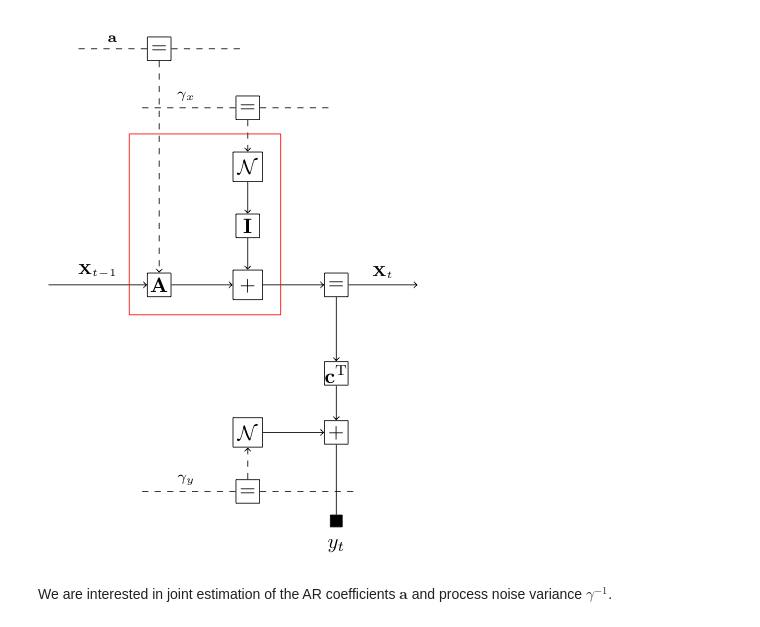
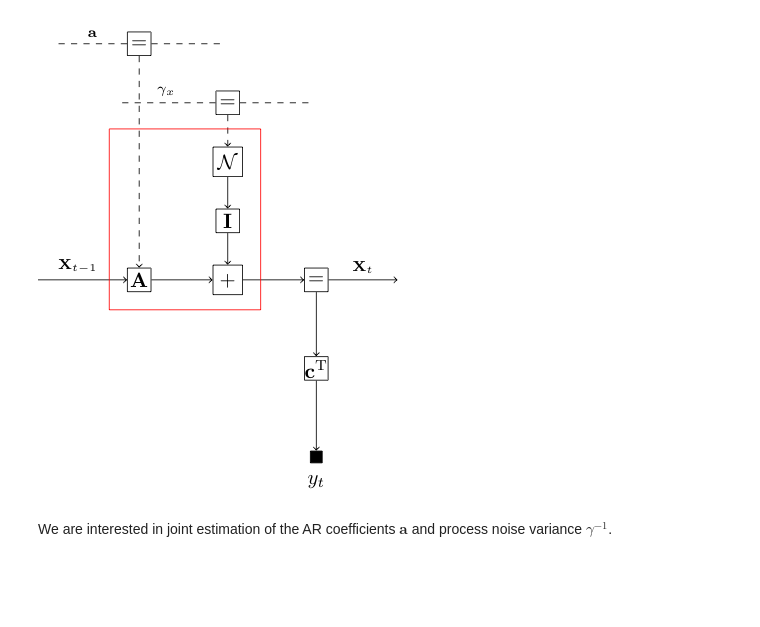
Before and after one commit to biaslab/LAR, a Jupyter notebook: demo/AR-online.ipynb, the cells around one changed output. Cells and saved outputs as stored; diff of their text form; code cells hidden in the pictures; blank space fills up the shorter version.

```diff
--- a/demo/AR-online.ipynb
+++ b/demo/AR-online.ipynb
@@ -43,9 +43,9 @@ where
 \end{align*}
 # %%
 using Images
-img = load("../ffgs/AR-online.png")
+img = load("../ffgs/AR-coefs.png")
 # %% [output]
-[figure, old version]
+[figure, new version]
 # %% [markdown]
 We are interested in joint estimation of the AR coefficients $\mathbf{a}$ and process noise variance $\gamma^{-1}$.
 # %%
```
Also changed, not shown: parts of 11 cells of this notebook, 3 other files.
